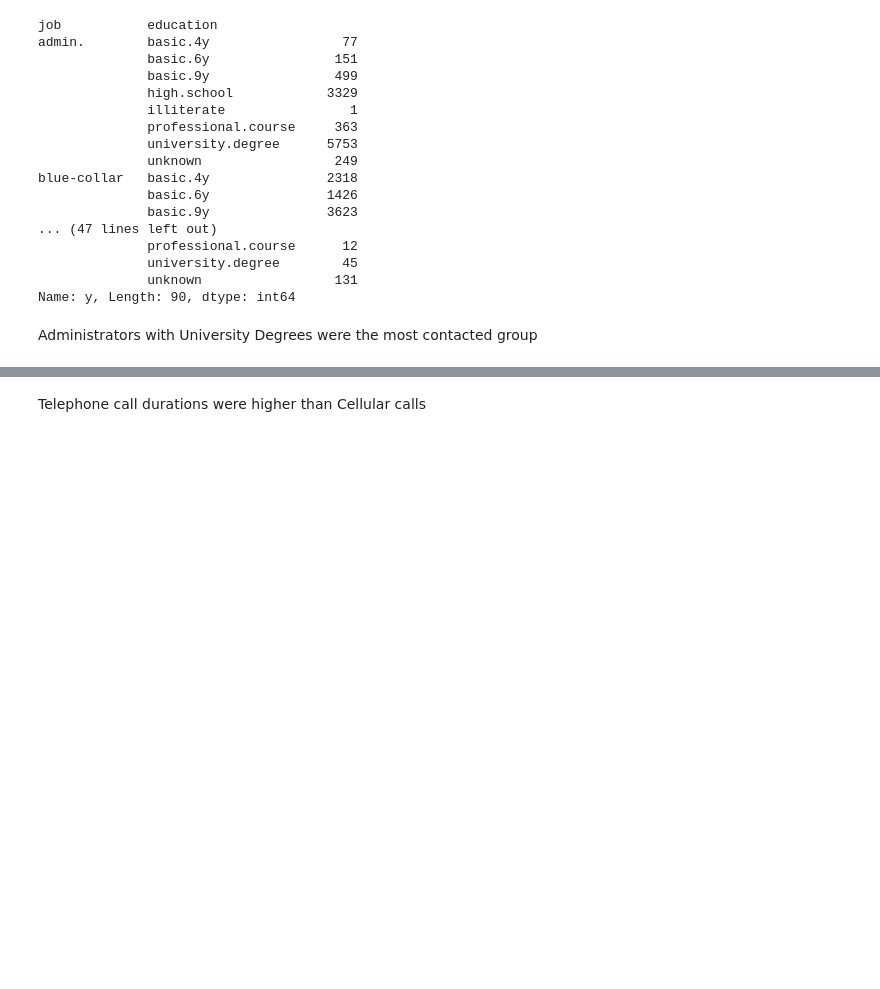
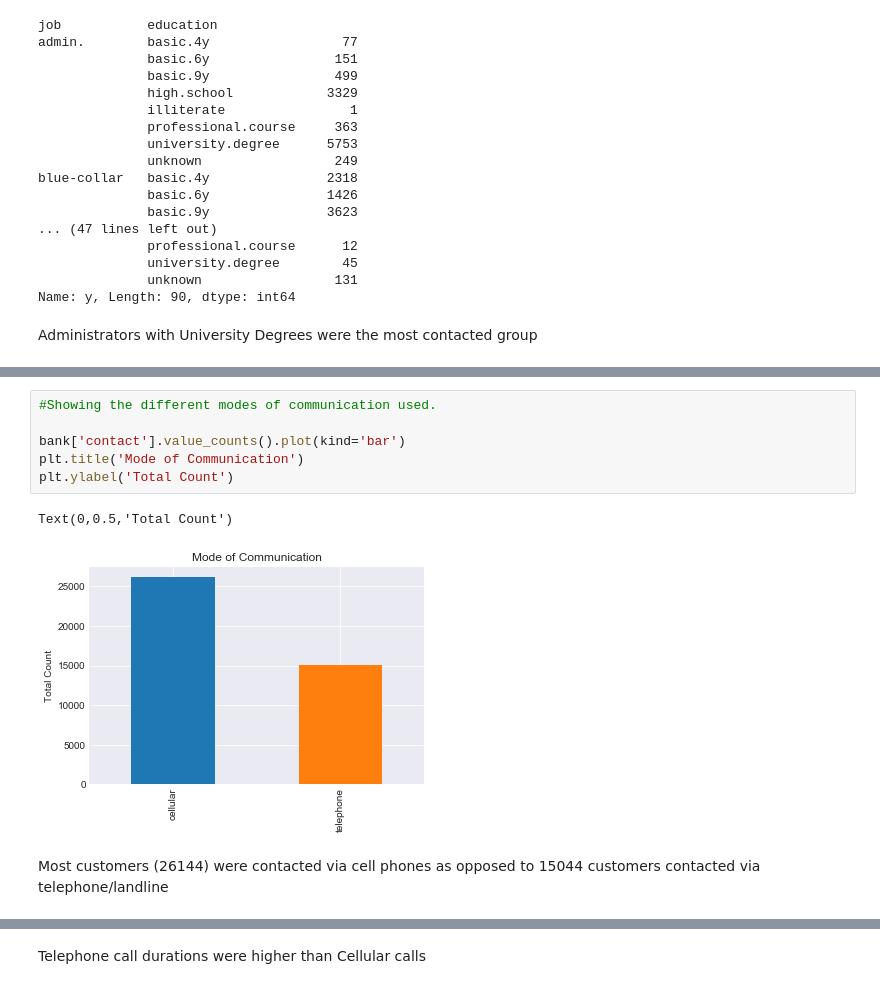
Before and after one commit to psonyango/BANK_TELE_MARKETING_CAMPAIGN, a Jupyter notebook: FINAL PROJECT.ipynb, the cells around one changed output, grey strips where cells are left out. Drawn from its saved outputs; the diff is of its cells as text; blank space fills up the shorter version.

```diff
--- a/FINAL PROJECT.ipynb
+++ b/FINAL PROJECT.ipynb
@@ -122 +124,12 @@ Name: contact, dtype: int64
+# %%
+#Showing the different modes of communication used.
+
+bank['contact'].value_counts().plot(kind='bar')
+plt.title('Mode of Communication')
+plt.ylabel('Total Count')
+# %% [output]
+Text(0,0.5,'Total Count')
+[figure, added]
+# %% [markdown]
+Most customers (26144) were contacted via cell phones as opposed to 15044 customers contacted via telephone/landline
 # %%
```
Also changed, not shown: parts of 37 cells of this notebook.
